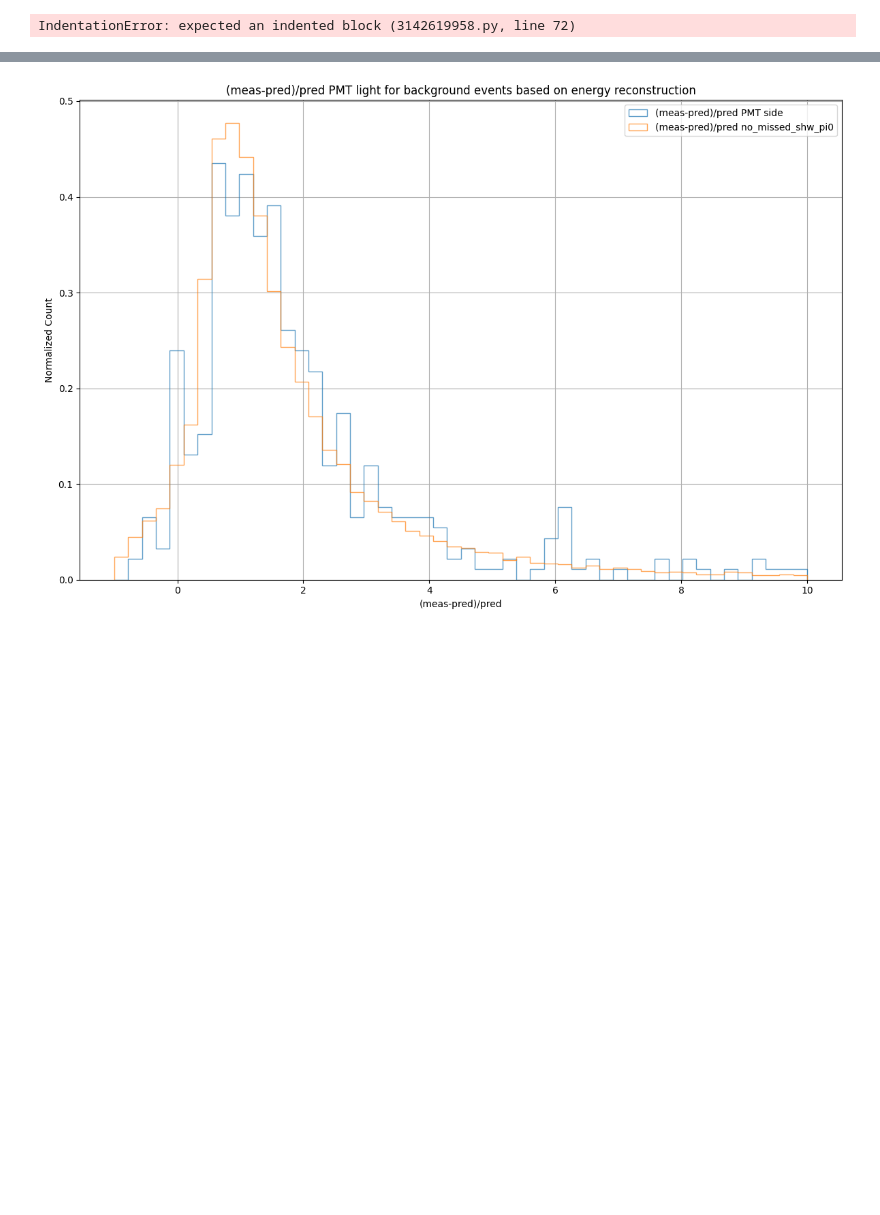
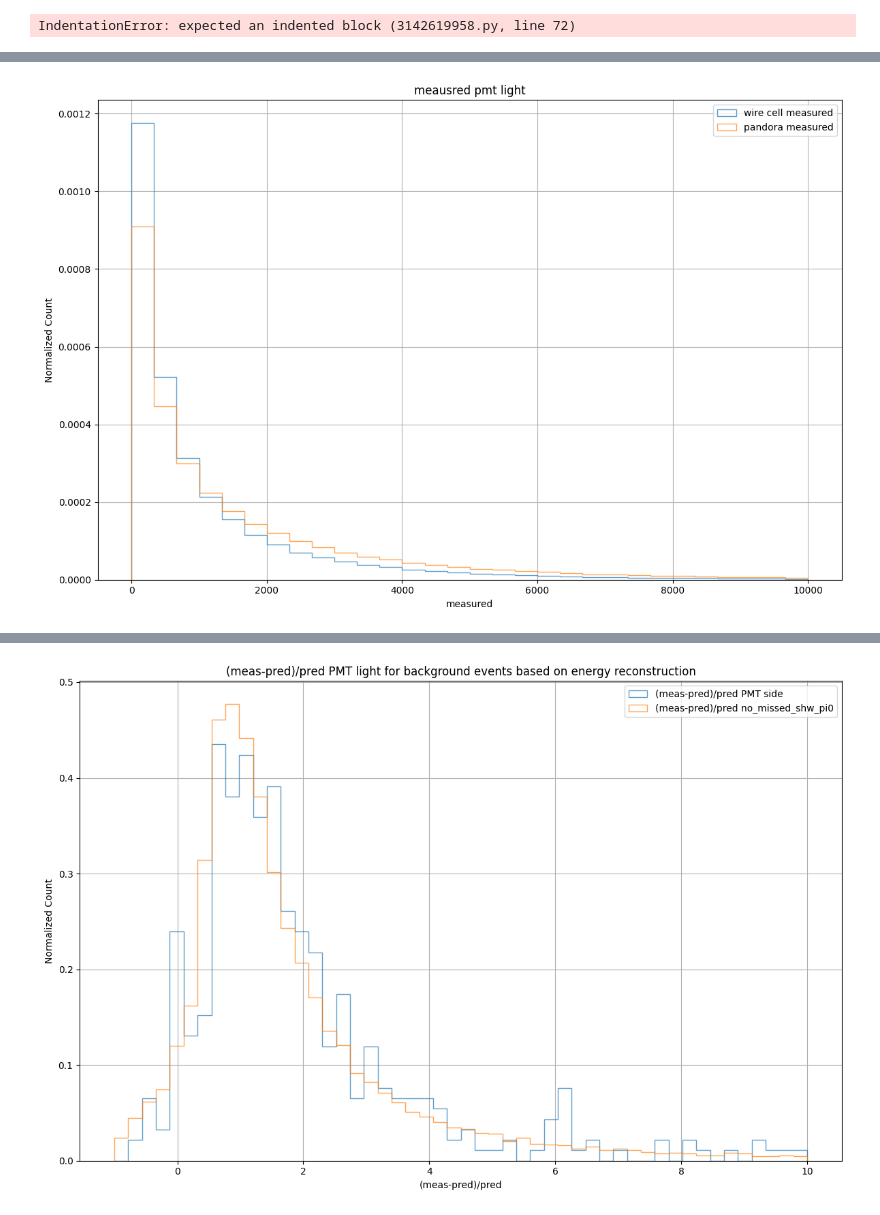
Before and after one commit to kpulido444/REU_uboone_photon_rejection, a Jupyter notebook: pmt_exploration_unified_files.ipynb, the cells around one changed output, grey strips where cells are left out. Drawn from its saved outputs; the diff is of its cells as text; code cells hidden in the pictures; blank space fills up the shorter version.

```diff
--- a/pmt_exploration_unified_files.ipynb
+++ b/pmt_exploration_unified_files.ipynb
@@ -1280,0 +1578,93 @@ plt.show()
+# %%
+import matplotlib.colors as colors
+
+plt.figure(figsize=(12, 8))
+
+plt.hist(all_df['meas_total_wc'], bins=30, alpha=0.7, range=(1,10000), label='wire cell measured', histtype='step', stacked=True, fill=False, density = True)
+plt.hist(all_df["meas_total_pandora"], bins=30,  alpha=0.7, range=(1,10000), label='pandora measured', histtype='step', stacked=True, fill=False, density = True)
+
+#plt.hist(FC_missed_shw_df['meas_minus_pred_pandora'], bins=30, alpha=0.7, range=(-1, 10), label='FC_missedshw_pi0 pandora', histtype='step', stacked=True, fill=False, density = True)
+#plt.hist(no_missed_shw_pi0_df["meas_minus_pred_pandora"], bins=30, range=(-1, 10), alpha=0.7, label='FC_no_missed_shw_pi0 pandora', histtype='step', stacked=True, fill=False, density = True)
+
+
+plt.xlabel('measured')
+plt.ylabel('Normalized Count')
+plt.title("meausred pmt light") # generally signal should be higher
+plt.legend()
+plt.grid(True)
+plt.tight_layout()
+plt.show()
+
+# make scatter plot comparing wire cell and pandora measured light
+
+#good_df = dirt_df.query('kine_reco_Enu > 0')
+
+high_pe_df = pi0_df.query('')
+
+
+x_bins = np.linspace(0, 15000, 50)
+y_bins = np.linspace(0, 20000, 50)
+
+plt.figure(figsize=(12, 8))
+plt.hist2d(pi0_df['meas_total_wc'], pi0_df['meas_total_pandora'], bins=[x_bins , y_bins], cmap='viridis', norm=colors.LogNorm())
+plt.colorbar(label='Counts')
+#plt.scatter(pi0_df['meas_total_wc'], pi0_df['meas_total_pandora'], alpha=0.5, s=10, label='measured light', c='blue')
+plt.plot([0, 20000], [0, 30000], color='blue', linestyle='--', label='y=1.5x line')
+plt.plot([0, 30000], [0, 30000], color='red', linestyle='--', label='y=x line')
+
+plt.xlabel('flash_measPe for each event (WC measured light)')
+plt.ylabel('Sum of slice_pe_flash_matching_v for each event (Pandora measured light)')
+plt.title("2D histogram of PMT light for WC and Pandora using NC_pi0_overlay") # generally signal should be higher
+plt.legend()
+plt.grid(True)
+plt.tight_layout()
+plt.show()
+
+# comparing predicted with predicted
+plt.figure(figsize=(12, 8))
+plt.hist2d(pi0_df['pred_total_wc'], pi0_df['pred_total_pandora'], bins=[x_bins , y_bins], cmap='viridis', norm=colors.LogNorm())
+plt.colorbar(label='Counts')
+#plt.scatter(pi0_df['meas_total_wc'], pi0_df['meas_total_pandora'], alpha=0.5, s=10, label='measured light', c='blue')
+plt.plot([0, 20000], [0, 30000], color='blue', linestyle='--', label='y=1.5x line')
+plt.plot([0, 30000], [0, 30000], color='red', linestyle='--', label='y=x line')
+
+plt.xlabel('flash_predPe for each event (WC predicted light)')
+plt.ylabel('Sum of slice_pe_flash_matching_v for each event (Pandora predicted light)')
+plt.title("2D histogram of PMT light for WC and Pandora using NC_pi0_overlay") # generally signal should be higher
+plt.legend()
+plt.grid(True)
+plt.tight_layout()
+plt.show()
+
+plt.figure(figsize=(12, 8))
+plt.hist2d(pi0_df['meas_total_wc'], pi0_df['Ph_Tot'], bins=[x_bins , y_bins], cmap='viridis', norm=colors.LogNorm())
+plt.colorbar(label='Counts')
+#plt.scatter(pi0_df['meas_total_wc'], pi0_df['meas_total_pandora'], alpha=0.5, s=10, label='measured light', c='blue')
+plt.plot([0, 20000], [0, 30000], color='blue', linestyle='--', label='y=1.5x line')
+plt.plot([0, 30000], [0, 30000], color='red', linestyle='--', label='y=x line')
+
+plt.xlabel('flash_measPe for each event (WC measured light)')
+plt.ylabel('Ph_Tot for each event (WC summed measured light above threshold)')
+plt.title("2D histogram of PMT light for two WC variables using NC_pi0_overlay") # generally signal should be higher
+plt.legend()
+plt.grid(True)
+plt.tight_layout()
+plt.show()
+
+
+plt.figure(figsize=(12, 8))
+plt.hist2d(pi0_df['pmtamp_total'], pi0_df['Ph_Tot'], bins=[x_bins , y_bins], cmap='viridis', norm=colors.LogNorm())
+plt.colorbar(label='Counts')
+#plt.scatter(pi0_df['pmtamp_total'], pi0_df['Ph_Tot'], alpha=0.5, s=10, label='measured light', c='blue')
+plt.plot([0, 20000], [0, 30000], color='blue', linestyle='--', label='y=1.5x line')
+plt.plot([0, 30000], [0, 30000], color='red', linestyle='--', label='y=x line')
+
+plt.xlabel('PMT_Amp')
+plt.ylabel('Ph_Tot')
+plt.title("2D histogram of PMT light for two WC variables using NC_pi0_overlay") # generally signal should be higher
+plt.legend()
+plt.grid(True)
+plt.tight_layout()
+plt.show()
+# %% [output]
+[figure, added]
```
Also changed, not shown: parts of 27 cells of this notebook, 17 other files.
